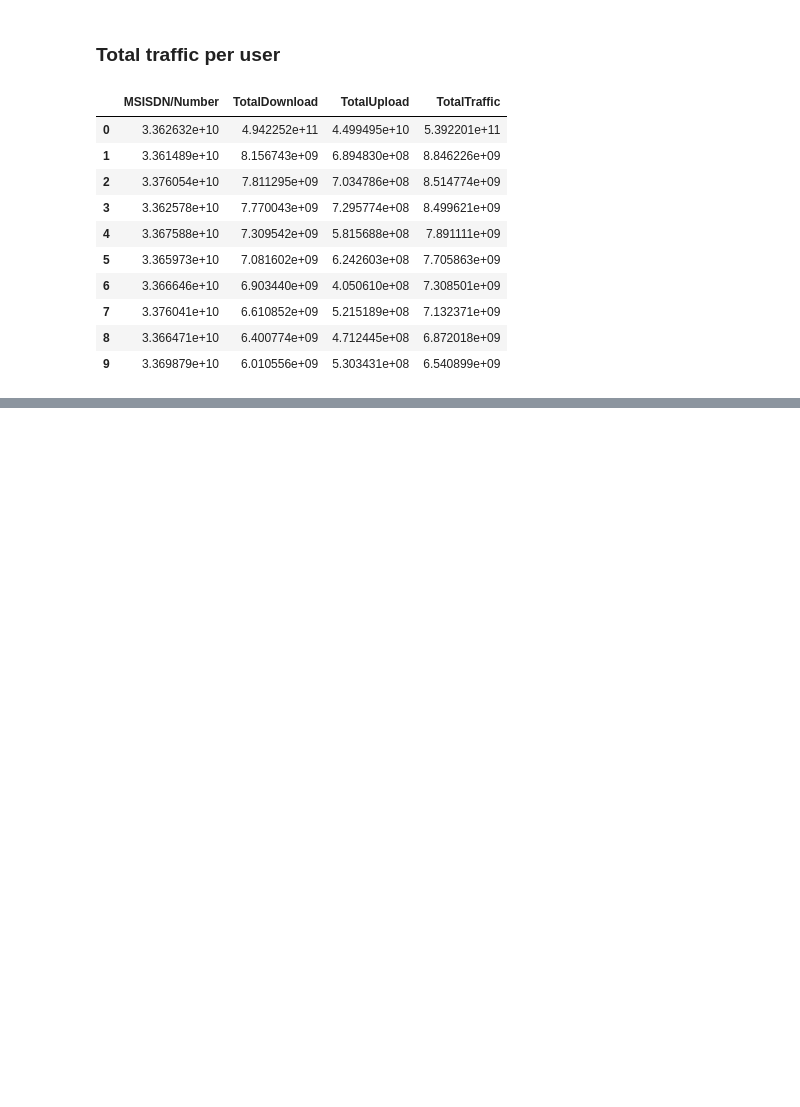
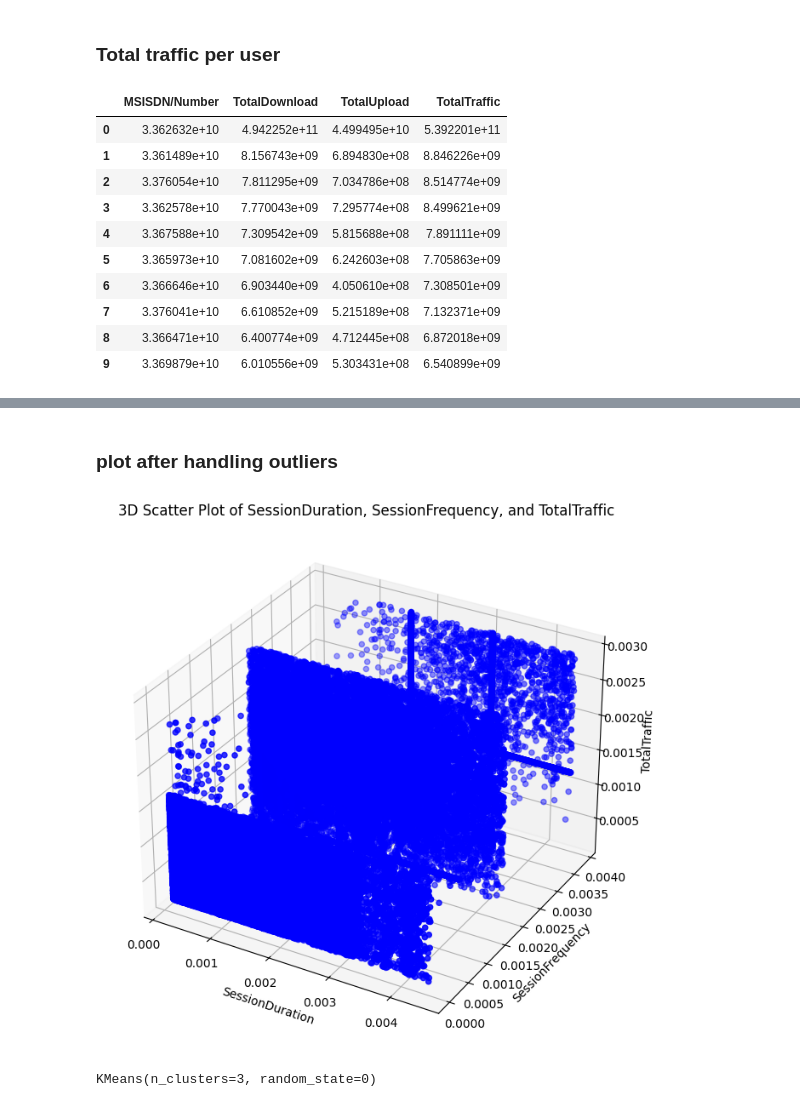
Before and after one commit to Misganaw-Berihun/User_analytics_in_Telecommunication, a Jupyter notebook: notebooks/03_user_engagement_analysis.ipynb, the cells around one changed output, grey strips where cells are left out. Drawn from its saved outputs; the diff is of its cells as text; code cells hidden in the pictures; blank space fills up the shorter version.

```diff
--- a/notebooks/03_user_engagement_analysis.ipynb
+++ b/notebooks/03_user_engagement_analysis.ipynb
@@ -103,0 +172,23 @@ pysqldf(query)
+# %%
+processed_df = dc.handle_outliers(normalized_data, columns_to_normalize)
+# %% [markdown]
+### plot after handling outliers
+# %%
+fig = plt.figure(figsize=(10, 8))
+ax = fig.add_subplot(111, projection='3d')
+
+ax.scatter(processed_df['SessionDuration'], processed_df['SessionFrequency'], processed_df['TotalTraffic'], c='blue', marker='o')
+
+ax.set_xlabel('SessionDuration')
+ax.set_ylabel('SessionFrequency')
+ax.set_zlabel('TotalTraffic')
+
+plt.title('3D Scatter Plot of SessionDuration, SessionFrequency, and TotalTraffic')
+plt.show()
+# %% [output]
+[figure, added]
+# %%
+kmeans = KMeans(n_clusters=3, random_state=0)
+kmeans.fit(processed_df)
+# %% [output]
+KMeans(n_clusters=3, random_state=0)
```
Also changed, not shown: parts of 8 cells of this notebook.
